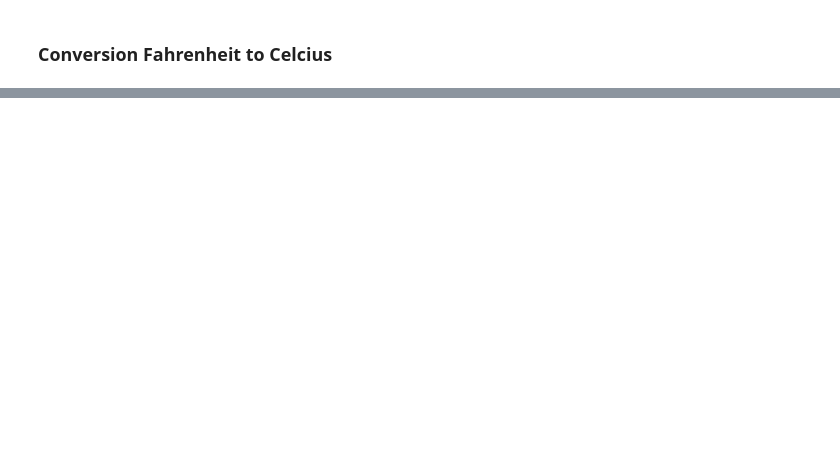
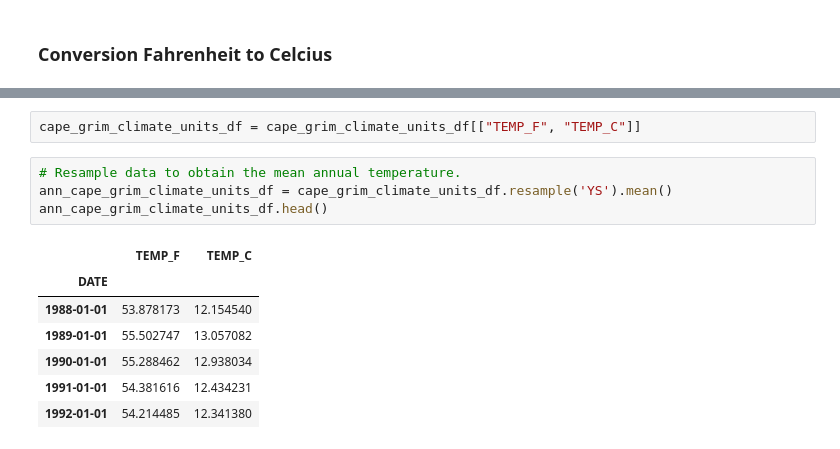
Before and after one commit to earthlab-education/02-climate-MarJess, a Jupyter notebook: 06_climate_change_portfolio.ipynb, the cells around one changed output, grey strips where cells are left out. Saved outputs shown, nothing was run; the diff lists cells and outputs as text; blank space fills up the shorter version.

```diff
--- a/06_climate_change_portfolio.ipynb
+++ b/06_climate_change_portfolio.ipynb
@@ -55,0 +62,14 @@ burlington_climate_units_df.plot()
+# %%
+cape_grim_climate_units_df = cape_grim_climate_units_df[["TEMP_F", "TEMP_C"]]
+# %%
+# Resample data to obtain the mean annual temperature.
+ann_cape_grim_climate_units_df = cape_grim_climate_units_df.resample('YS').mean()
+ann_cape_grim_climate_units_df.head()
+# %% [output]
+|  | TEMP_F | TEMP_C |
+| DATE |  |  |
+| 1988-01-01 | 53.878173 | 12.154540 |
+| 1989-01-01 | 55.502747 | 13.057082 |
+| 1990-01-01 | 55.288462 | 12.938034 |
+| 1991-01-01 | 54.381616 | 12.434231 |
+| 1992-01-01 | 54.214485 | 12.341380 |
```
Also changed, not shown: parts of 5 cells of this notebook.
